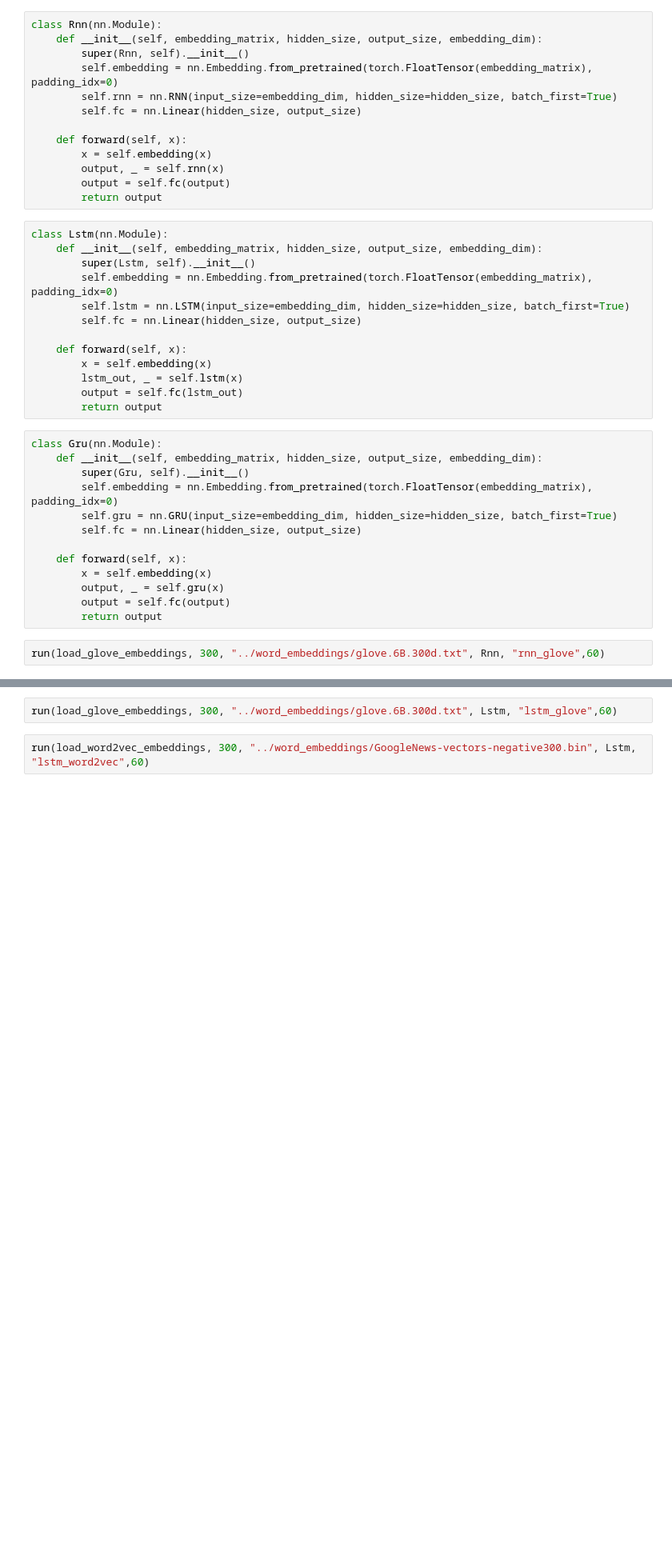
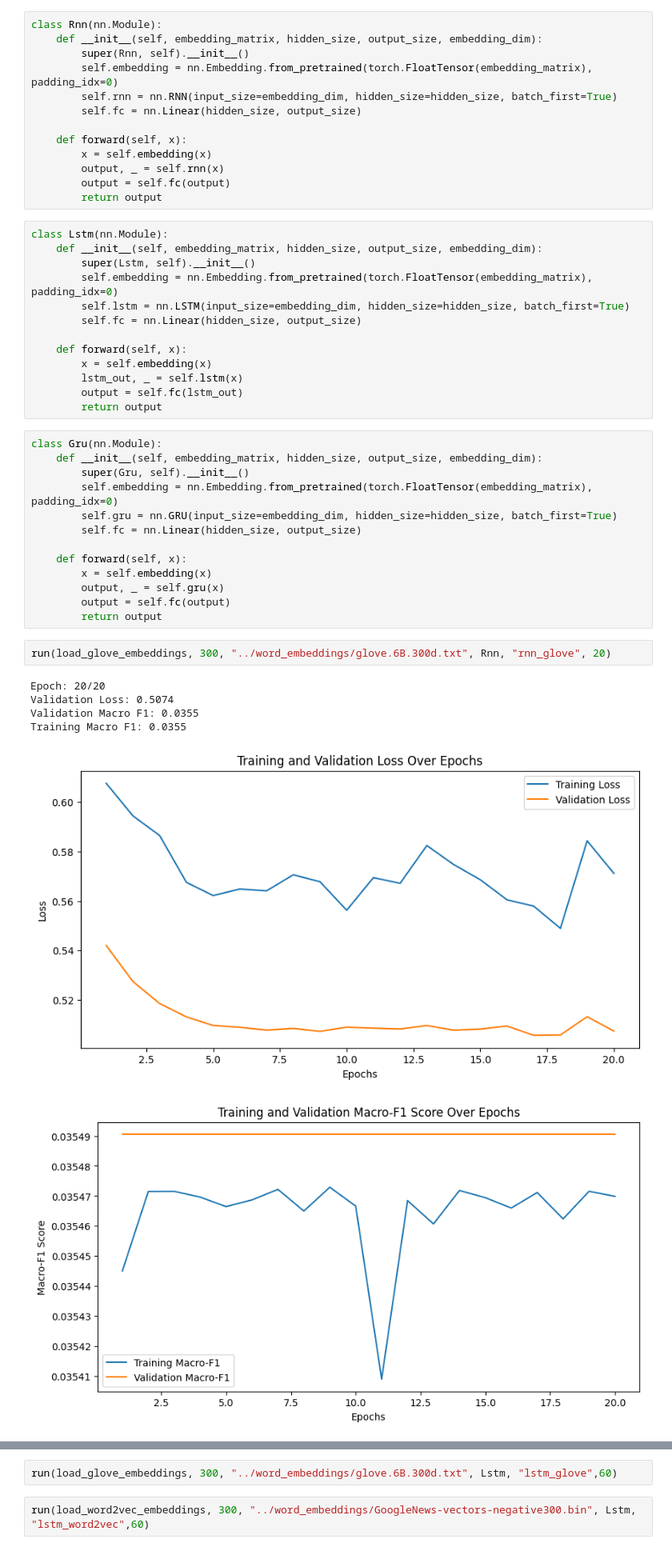
Before and after one commit to hyouteki/lanat, a Jupyter notebook: bio_encoding/dataset_1/models.ipynb, the cells around one changed output, grey strips where cells are left out. Shown at 80% size. Saved outputs shown, nothing was run; the diff lists cells and outputs as text; blank space fills up the shorter version.

```diff
--- a/bio_encoding/dataset_1/models.ipynb
+++ b/bio_encoding/dataset_1/models.ipynb
@@ -90,4 +90,11 @@ class Gru(nn.Module):
         output = self.fc(output)
         return output
 # %%
-run(load_glove_embeddings, 300, "../word_embeddings/glove.6B.300d.txt", Rnn, "rnn_glove",60)
+run(load_glove_embeddings, 300, "../word_embeddings/glove.6B.300d.txt", Rnn, "rnn_glove", 20)
+# %% [output]
+Epoch: 20/20
+Validation Loss: 0.5074
+Validation Macro F1: 0.0355
+Training Macro F1: 0.0355
+[figure, added]
+[figure, added]
```
Also changed, not shown: parts of 3 cells of this notebook, 18 other files.
